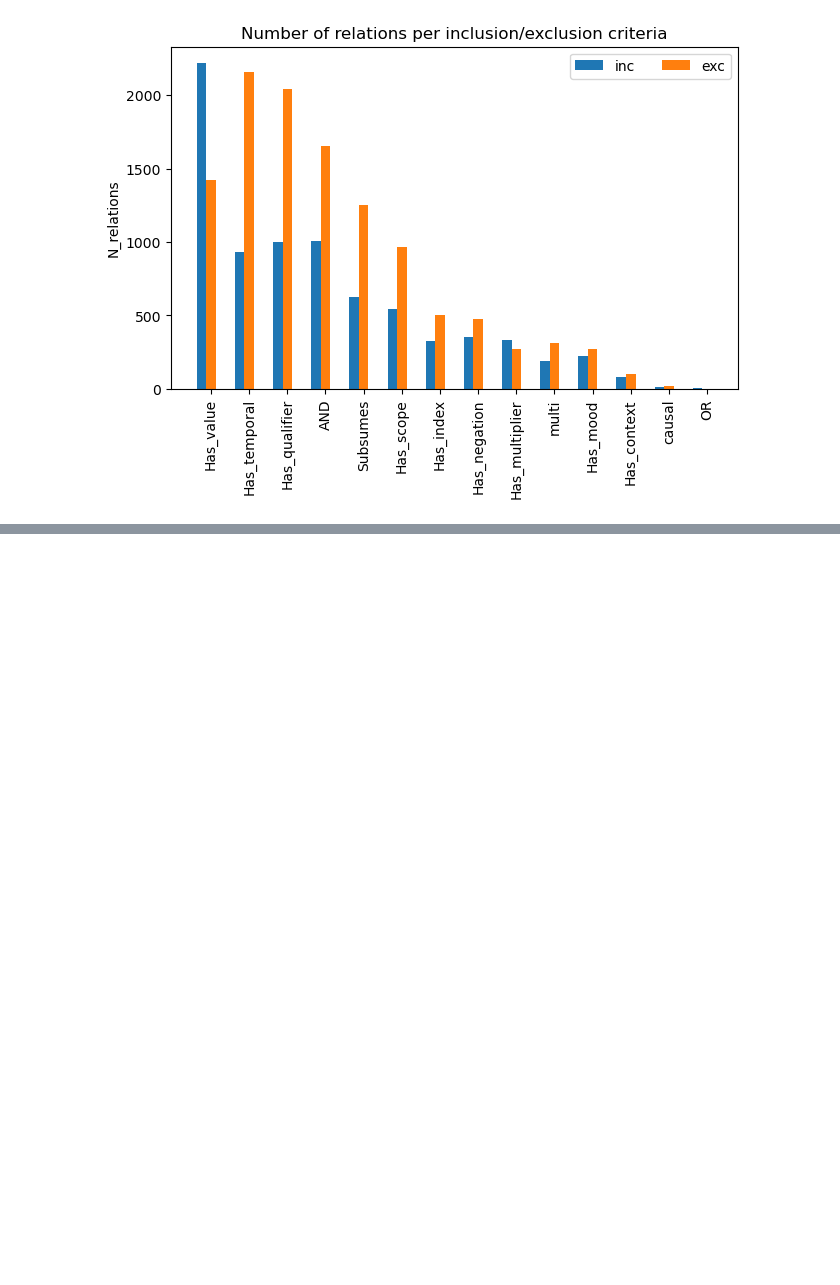
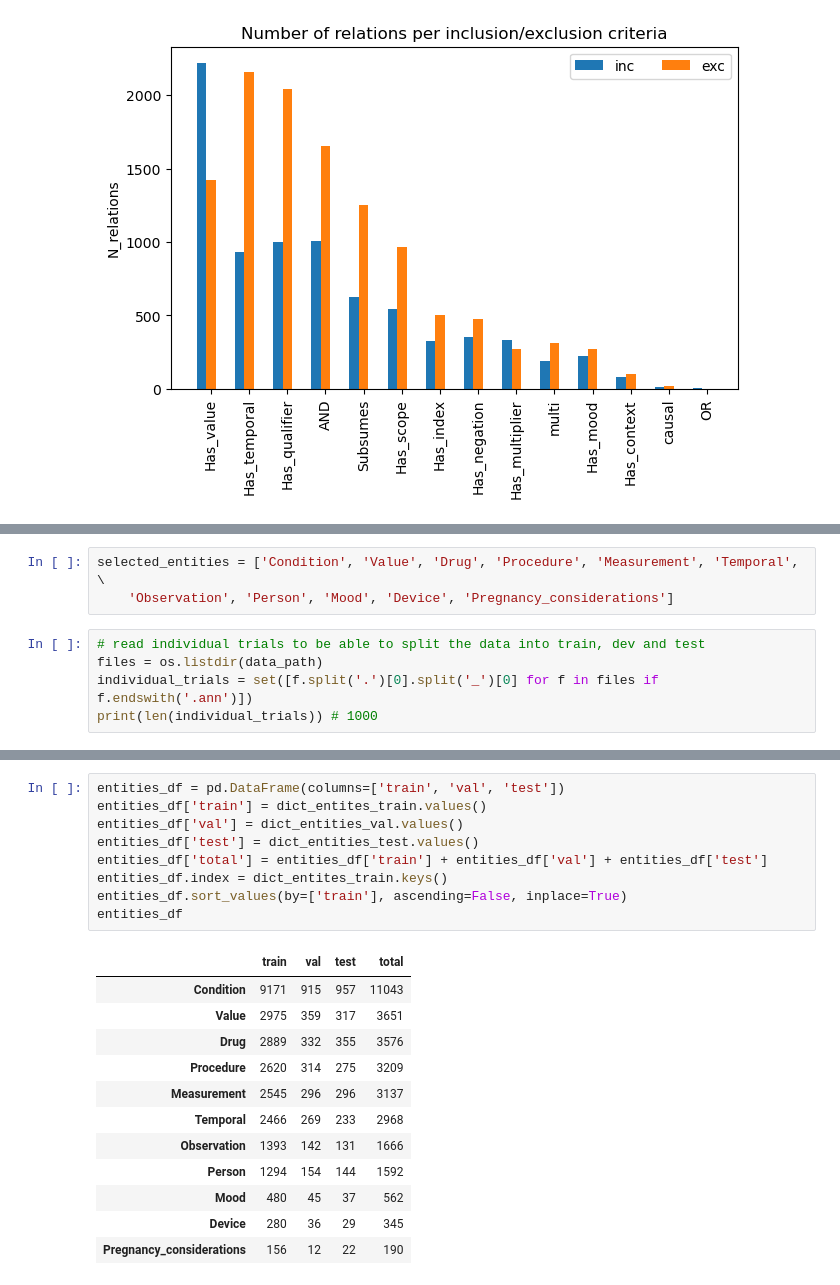
Before and after one commit to jlopetegui98/NER-ClinicalTrials-Eligibility-Criteria, a Jupyter notebook: DataAnalysis/data_processing.ipynb, the cells around one changed output, grey strips where cells are left out. Drawn from its saved outputs; the diff is of its cells as text; blank space fills up the shorter version.

```diff
--- a/DataAnalysis/data_processing.ipynb
+++ b/DataAnalysis/data_processing.ipynb
@@ -280,0 +285,8 @@ plt.show()
+# %%
+selected_entities = ['Condition', 'Value', 'Drug', 'Procedure', 'Measurement', 'Temporal', \
+    'Observation', 'Person', 'Mood', 'Device', 'Pregnancy_considerations']
+# %%
+# read individual trials to be able to split the data into train, dev and test
+files = os.listdir(data_path)
+individual_trials = set([f.split('.')[0].split('_')[0] for f in files if f.endswith('.ann')])
+print(len(individual_trials)) # 1000
@@ -280,0 +411,22 @@ plt.show()
+# %%
+entities_df = pd.DataFrame(columns=['train', 'val', 'test'])
+entities_df['train'] = dict_entites_train.values()
+entities_df['val'] = dict_entities_val.values()
+entities_df['test'] = dict_entities_test.values()
+entities_df['total'] = entities_df['train'] + entities_df['val'] + entities_df['test']
+entities_df.index = dict_entites_train.keys()
+entities_df.sort_values(by=['train'], ascending=False, inplace=True)
+entities_df
+# %% [output]
+|  | train | val | test | total |
+| Condition | 9171 | 915 | 957 | 11043 |
+| Value | 2975 | 359 | 317 | 3651 |
+| Drug | 2889 | 332 | 355 | 3576 |
+| Procedure | 2620 | 314 | 275 | 3209 |
+| Measurement | 2545 | 296 | 296 | 3137 |
+| Temporal | 2466 | 269 | 233 | 2968 |
+| Observation | 1393 | 142 | 131 | 1666 |
+| Person | 1294 | 154 | 144 | 1592 |
+| Mood | 480 | 45 | 37 | 562 |
+| Device | 280 | 36 | 29 | 345 |
+| Pregnancy_considerations | 156 | 12 | 22 | 190 |
```
Also changed, not shown: parts of 8 cells of this notebook.
